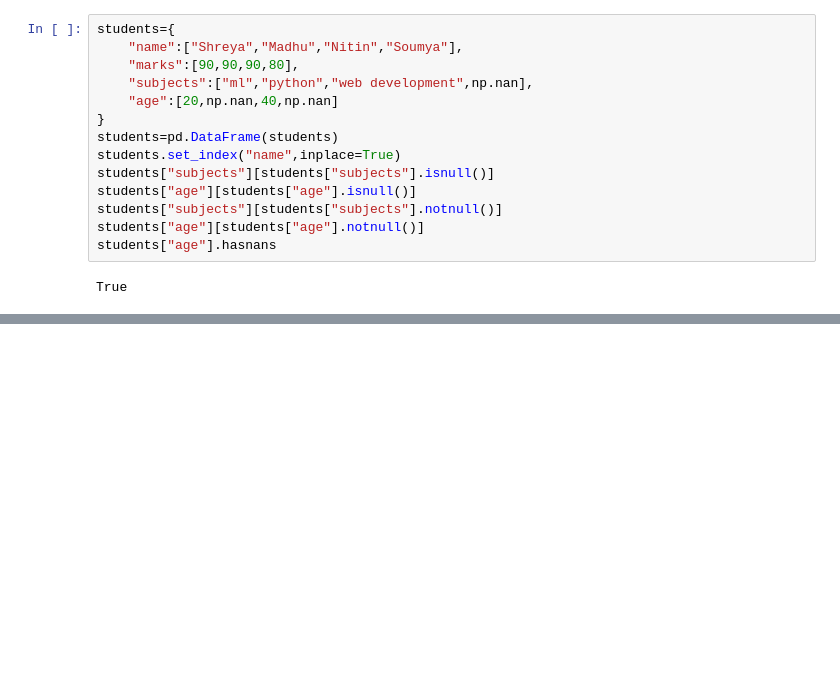
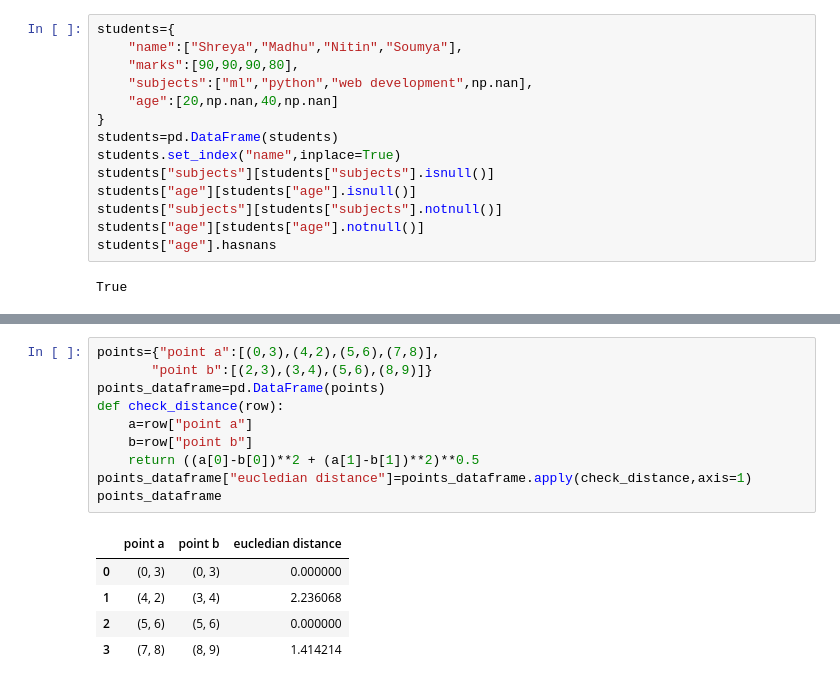
Before and after one commit to shreya918-git/machinelearning, a Jupyter notebook: pandas/dataframe.ipynb, the cells around one changed output, grey strips where cells are left out. Drawn from its saved outputs; the diff is of its cells as text; blank space fills up the shorter version.

```diff
--- a/pandas/dataframe.ipynb
+++ b/pandas/dataframe.ipynb
@@ -317,0 +333,16 @@ Name: subjects, dtype: object
+# %%
+points={"point a":[(0,3),(4,2),(5,6),(7,8)],
+       "point b":[(2,3),(3,4),(5,6),(8,9)]}
+points_dataframe=pd.DataFrame(points)
+def check_distance(row):
+    a=row["point a"]
+    b=row["point b"]
+    return ((a[0]-b[0])**2 + (a[1]-b[1])**2)**0.5
+points_dataframe["eucledian distance"]=points_dataframe.apply(check_distance,axis=1)
+points_dataframe
+# %% [output]
+|  | point a | point b | eucledian distance |
+| 0 | (0, 3) | (0, 3) | 0.000000 |
+| 1 | (4, 2) | (3, 4) | 2.236068 |
+| 2 | (5, 6) | (5, 6) | 0.000000 |
+| 3 | (7, 8) | (8, 9) | 1.414214 |
```
Also changed, not shown: parts of 4 cells of this notebook.
